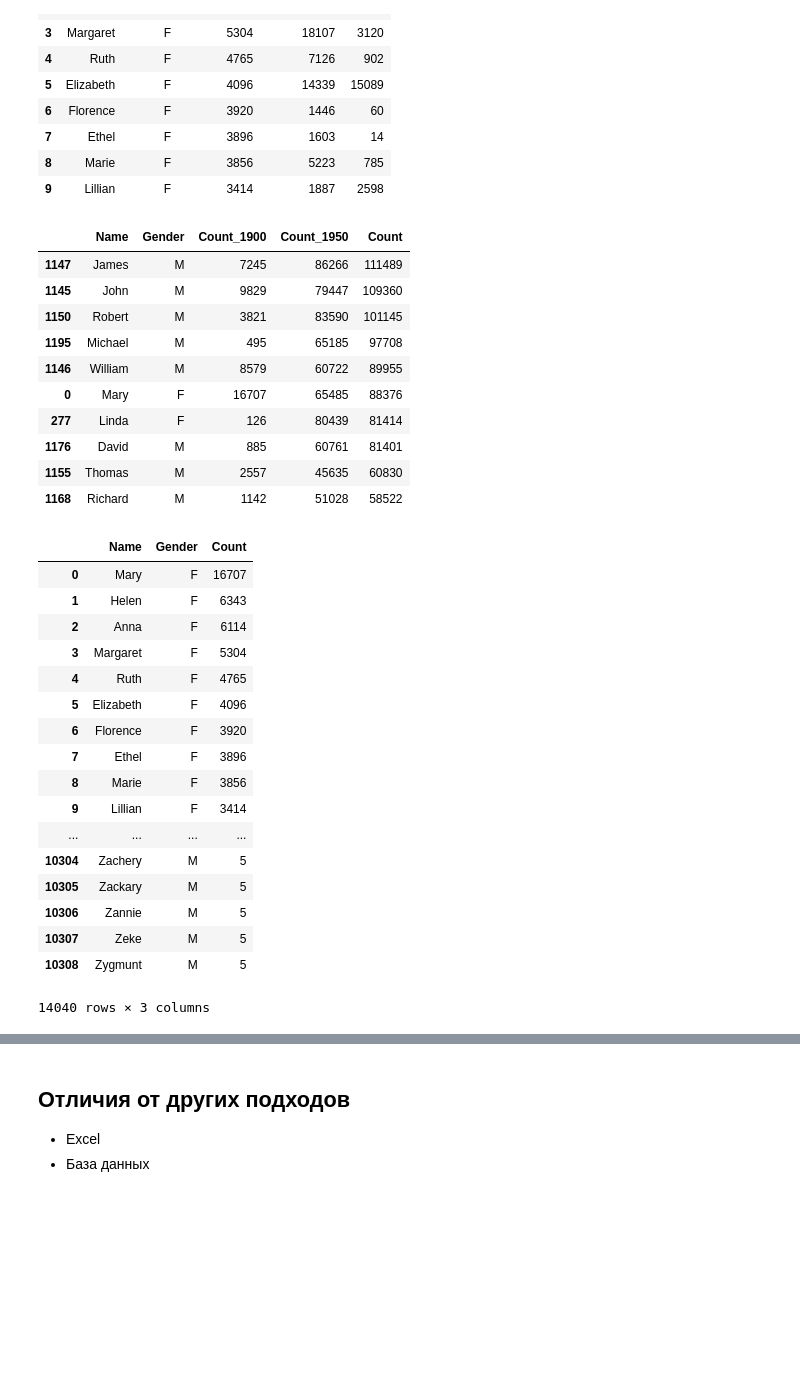
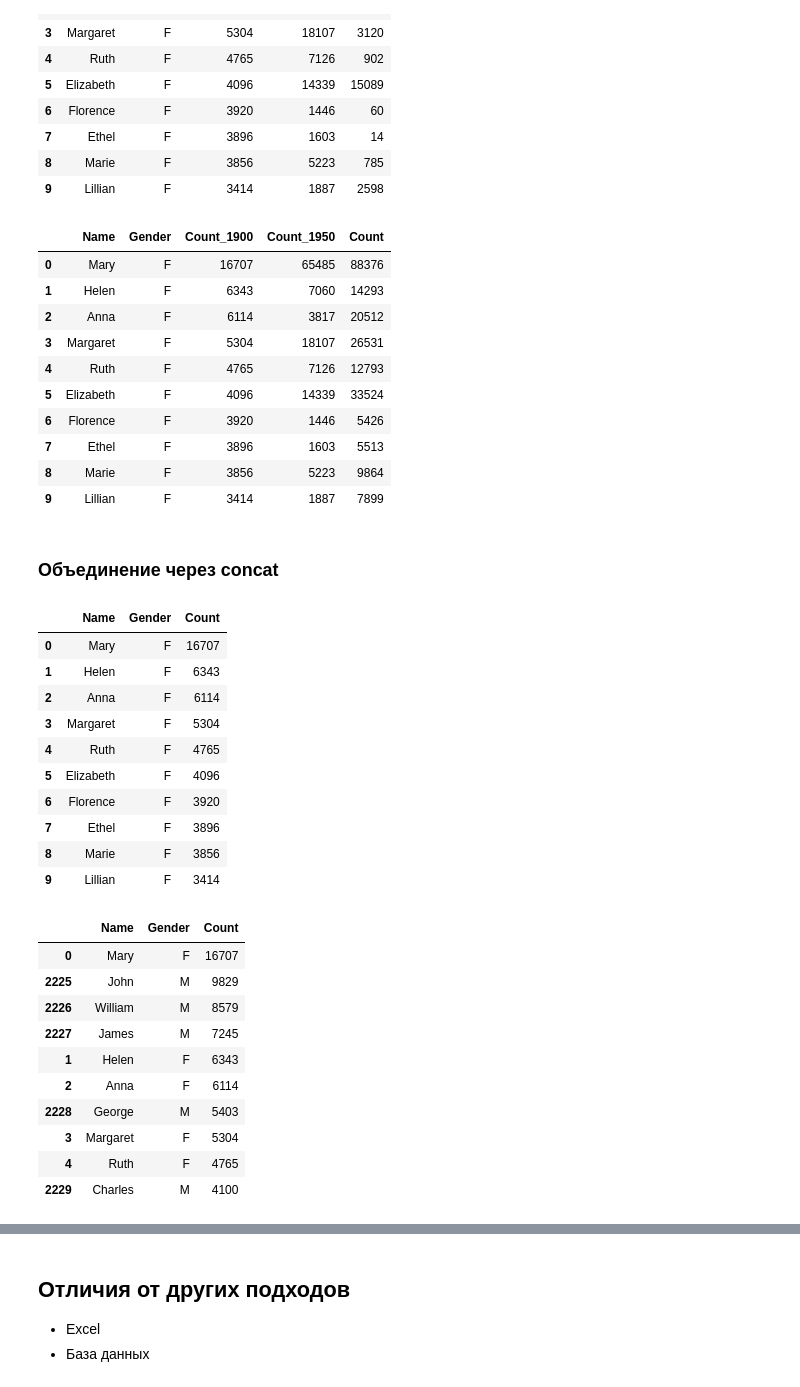
Before and after one commit to netology-code/pythoncourse, a Jupyter notebook: 4_1_Common.ipynb, the cells around one changed output, grey strips where cells are left out. Drawn from its saved outputs; the diff is of its cells as text; code cells hidden in the pictures; blank space fills up the shorter version.

```diff
--- a/4_1_Common.ipynb
+++ b/4_1_Common.ipynb
@@ -85,4 +103,6 @@ weather
 ## Файлы для практики
 
 https://catalog.data.gov/dataset/baby-names-from-social-security-card-applications-national-level-data
+# %%
+DATA_PATH = '/Users/ashvets/Temp/names/'
 # %%
@@ -259,11 +271,9 @@ pd.merge(names_1880, names_1890, on=['Name', 'Gender'], suffixes=('_a', '_b')).h
 | 8 | Bertha | F | 1320 | 2388 |
 | 9 | Sarah | F | 1288 | 1786 |
 # %%
-PATH = '/Users/ashvets/Temp/names/'
 cols = ['Name','Gender','Count']
-names_1900 = pd.read_csv(PATH + 'yob1900.txt', names=cols)
-names_1950 = pd.read_csv('/Users/ashvets/Temp/names/yob1950.txt', names=cols)
-names_2000 = pd.read_csv('/Users/ashvets/Temp/names/yob2000.txt', names=cols)
+names_1900 = pd.read_csv(DATA_PATH + 'yob1900.txt', names=cols)
+names_1950 = pd.read_csv(DATA_PATH + 'yob1950.txt', names=cols)
 names_1900_1950 = pd.merge(names_1900, names_1950, on=['Name', 'Gender'], suffixes=('_1900', '_1950'))
 names_1900_1950.head(10)
 # %% [output]
@@ -279,6 +289,7 @@ names_1900_1950.head(10)
 | 8 | Marie | F | 3856 | 5223 |
 | 9 | Lillian | F | 3414 | 1887 |
 # %%
+names_2000 = pd.read_csv(DATA_PATH + 'yob2000.txt', names=cols)
 names_1900_1950_2000 = pd.merge(names_1900_1950, names_2000, on=['Name', 'Gender'])
 names_1900_1950_2000.head(10)
 # %% [output]
@@ -296,24 +307,26 @@ names_1900_1950_2000.head(10)
 # %%
 def agg_count(row):
     row.Count = row.Count_1900 + row.Count_1950 + row.Count
     return row
 
-names_1900_1950_2000.apply(agg_count, axis=1).sort_values(by='Count', ascending=False).head(10)
+names_1900_1950_2000.apply(agg_count, axis=1).head(10)
 # %% [output]
 |  | Name | Gender | Count_1900 | Count_1950 | Count |
-| 1147 | James | M | 7245 | 86266 | 111489 |
-| 1145 | John | M | 9829 | 79447 | 109360 |
-| 1150 | Robert | M | 3821 | 83590 | 101145 |
-| 1195 | Michael | M | 495 | 65185 | 97708 |
-| 1146 | William | M | 8579 | 60722 | 89955 |
 | 0 | Mary | F | 16707 | 65485 | 88376 |
-| 277 | Linda | F | 126 | 80439 | 81414 |
-| 1176 | David | M | 885 | 60761 | 81401 |
-| 1155 | Thomas | M | 2557 | 45635 | 60830 |
-| 1168 | Richard | M | 1142 | 51028 | 58522 |
+| 1 | Helen | F | 6343 | 7060 | 14293 |
+| 2 | Anna | F | 6114 | 3817 | 20512 |
+| 3 | Margaret | F | 5304 | 18107 | 26531 |
+| 4 | Ruth | F | 4765 | 7126 | 12793 |
+| 5 | Elizabeth | F | 4096 | 14339 | 33524 |
+| 6 | Florence | F | 3920 | 1446 | 5426 |
+| 7 | Ethel | F | 3896 | 1603 | 5513 |
+| 8 | Marie | F | 3856 | 5223 | 9864 |
+| 9 | Lillian | F | 3414 | 1887 | 7899 |
+# %% [markdown]
+### Объединение через concat
 # %%
 names_all = pd.concat([names_1900, names_1950], names=['Year', 'Pos'])
-names_all
+names_all.head(10)
 # %% [output]
 |  | Name | Gender | Count |
 | 0 | Mary | F | 16707 |
@@ -326,10 +339,17 @@ names_all
 | 7 | Ethel | F | 3896 |
 | 8 | Marie | F | 3856 |
 | 9 | Lillian | F | 3414 |
-| ... | ... | ... | ... |
-| 10304 | Zachery | M | 5 |
-| 10305 | Zackary | M | 5 |
-| 10306 | Zannie | M | 5 |
-| 10307 | Zeke | M | 5 |
-| 10308 | Zygmunt | M | 5 |
-14040 rows × 3 columns
+# %%
+names_1900.sort_values(by='Count', ascending=False).head(10)
+# %% [output]
+|  | Name | Gender | Count |
+| 0 | Mary | F | 16707 |
+| 2225 | John | M | 9829 |
+| 2226 | William | M | 8579 |
+| 2227 | James | M | 7245 |
+| 1 | Helen | F | 6343 |
+| 2 | Anna | F | 6114 |
+| 2228 | George | M | 5403 |
+| 3 | Margaret | F | 5304 |
+| 4 | Ruth | F | 4765 |
+| 2229 | Charles | M | 4100 |
```
Also changed, not shown: parts of 24 cells of this notebook.
